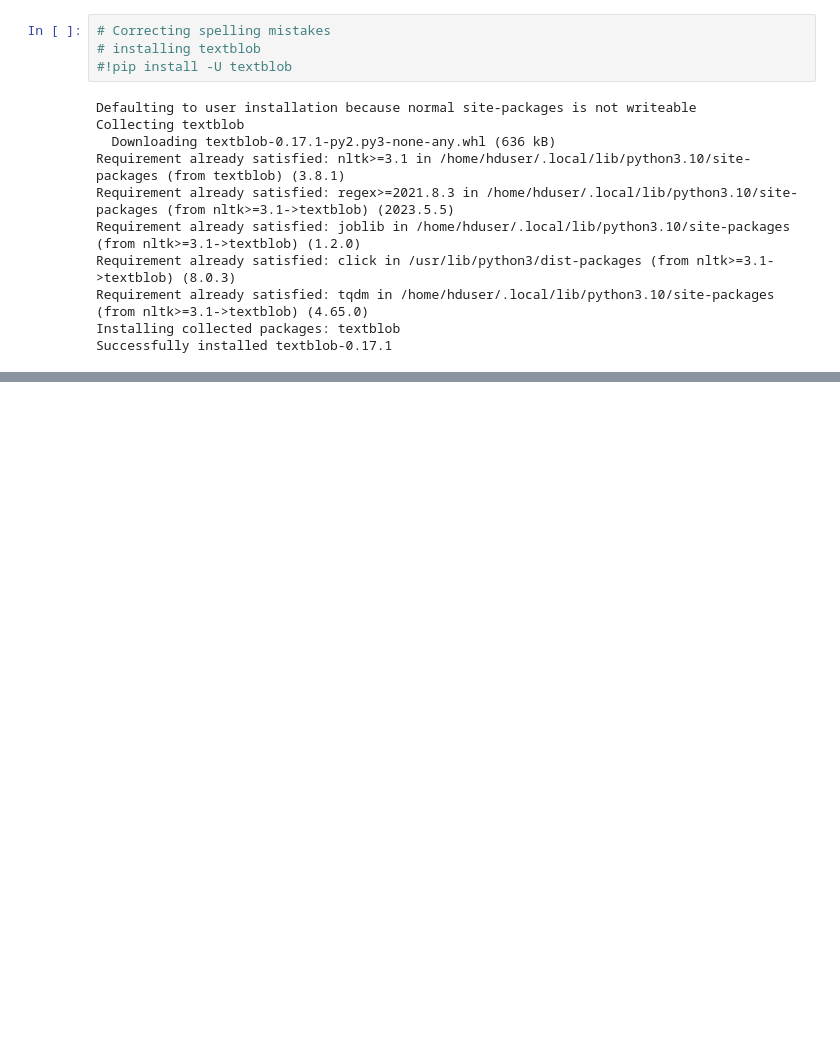
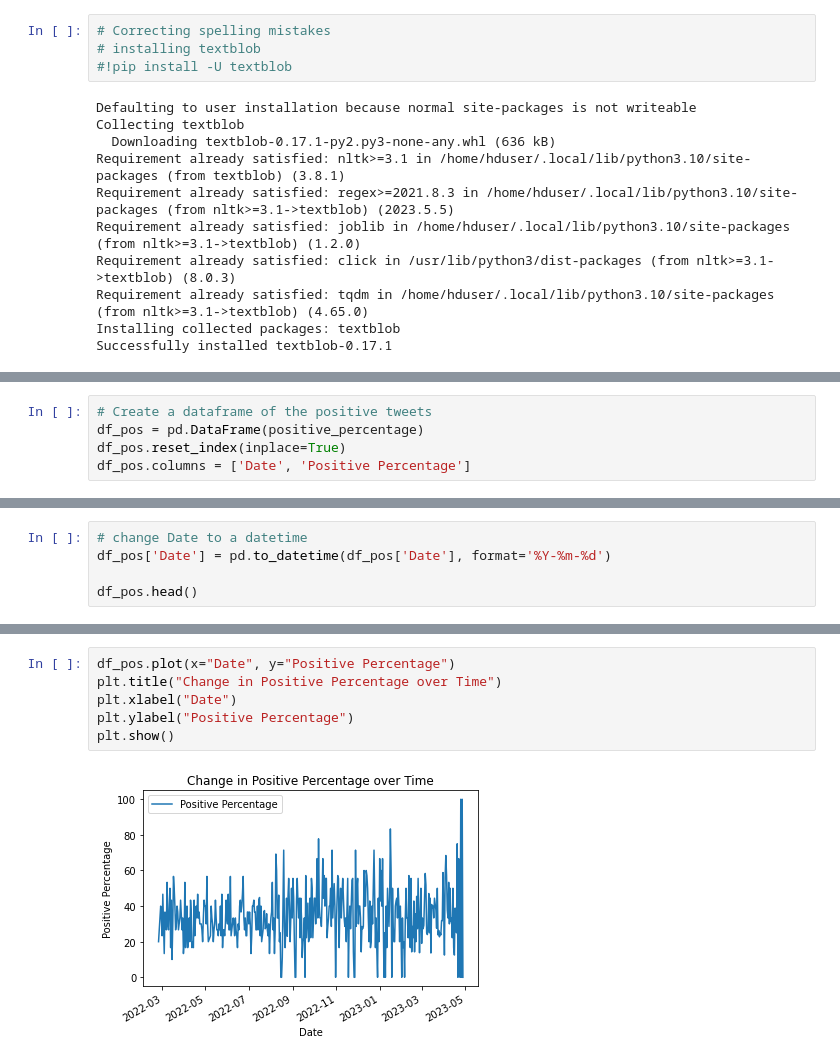
Before and after one commit to DrAmy-Data/CA2_S2, a Jupyter notebook: CA2_SEM2.ipynb, the cells around one changed output, grey strips where cells are left out. Cells and saved outputs as stored; diff of their text form; blank space fills up the shorter version.

Commit message:
worked on time series analysis

```diff
--- a/CA2_SEM2.ipynb
+++ b/CA2_SEM2.ipynb
@@ -649,0 +668,5 @@ plt.show()
+# %%
+# Create a dataframe of the positive tweets
+df_pos = pd.DataFrame(positive_percentage)
+df_pos.reset_index(inplace=True)
+df_pos.columns = ['Date', 'Positive Percentage']
@@ -649,0 +688,5 @@ plt.show()
+# %%
+# change Date to a datetime
+df_pos['Date'] = pd.to_datetime(df_pos['Date'], format='%Y-%m-%d')
+
+df_pos.head()
@@ -649,0 +700,8 @@ plt.show()
+# %%
+df_pos.plot(x="Date", y="Positive Percentage")
+plt.title("Change in Positive Percentage over Time")
+plt.xlabel("Date")
+plt.ylabel("Positive Percentage")
+plt.show()
+# %% [output]
+[figure, added]
```
Also changed, not shown: parts of 51 cells of this notebook.
